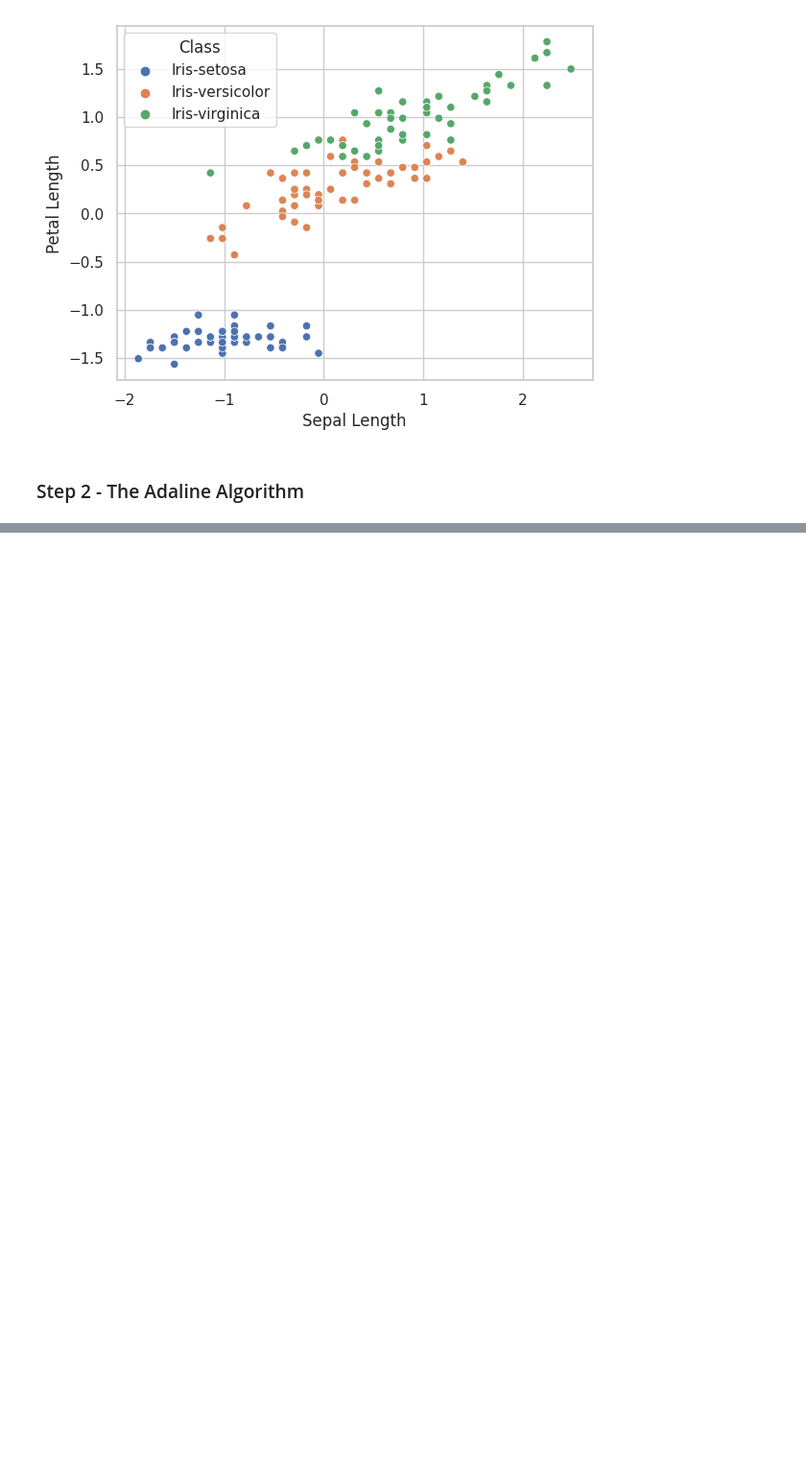
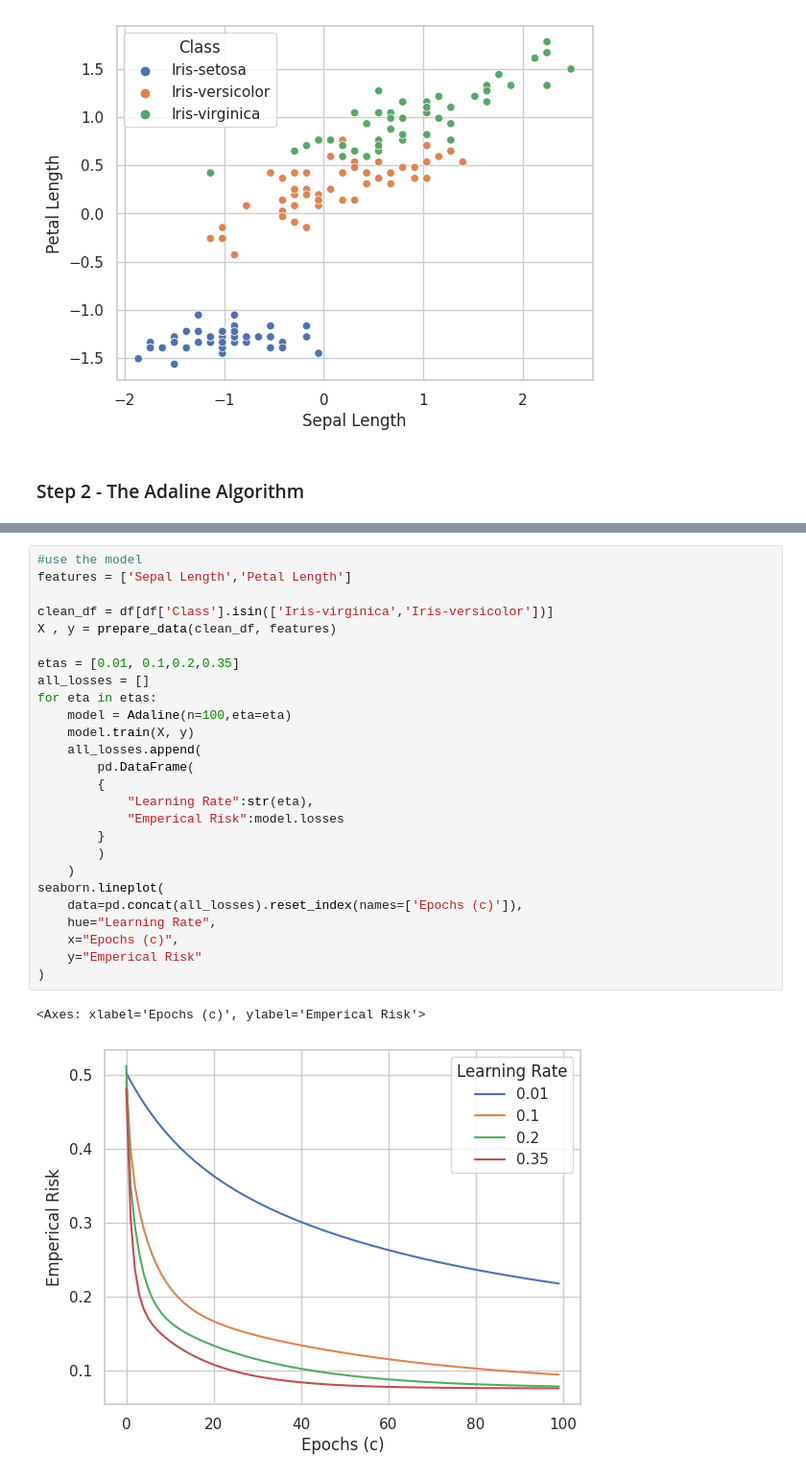
Before and after one commit to UlascanErsoy/ECEN427-TAMU, a Jupyter notebook: hw2/hw2.ipynb, the cells around one changed output, grey strips where cells are left out. Shown at 96% size. Saved outputs shown, nothing was run; the diff lists cells and outputs as text; blank space fills up the shorter version.

```diff
--- a/hw2/hw2.ipynb
+++ b/hw2/hw2.ipynb
@@ -121,0 +255,29 @@ class Adaline:
+# %%
+#use the model
+features = ['Sepal Length','Petal Length']
+
+clean_df = df[df['Class'].isin(['Iris-virginica','Iris-versicolor'])]
+X , y = prepare_data(clean_df, features)
+
+etas = [0.01, 0.1,0.2,0.35]
+all_losses = []
+for eta in etas:
+    model = Adaline(n=100,eta=eta)
+    model.train(X, y)
+    all_losses.append(
+        pd.DataFrame(
+        {
+            "Learning Rate":str(eta),
+            "Emperical Risk":model.losses
+        }
+        )
+    )
+seaborn.lineplot(
+    data=pd.concat(all_losses).reset_index(names=['Epochs (c)']),
+    hue="Learning Rate",
+    x="Epochs (c)",
+    y="Emperical Risk"
+)
+# %% [output]
+<Axes: xlabel='Epochs (c)', ylabel='Emperical Risk'>
+[figure, added]
```
Also changed, not shown: parts of 16 cells of this notebook.
